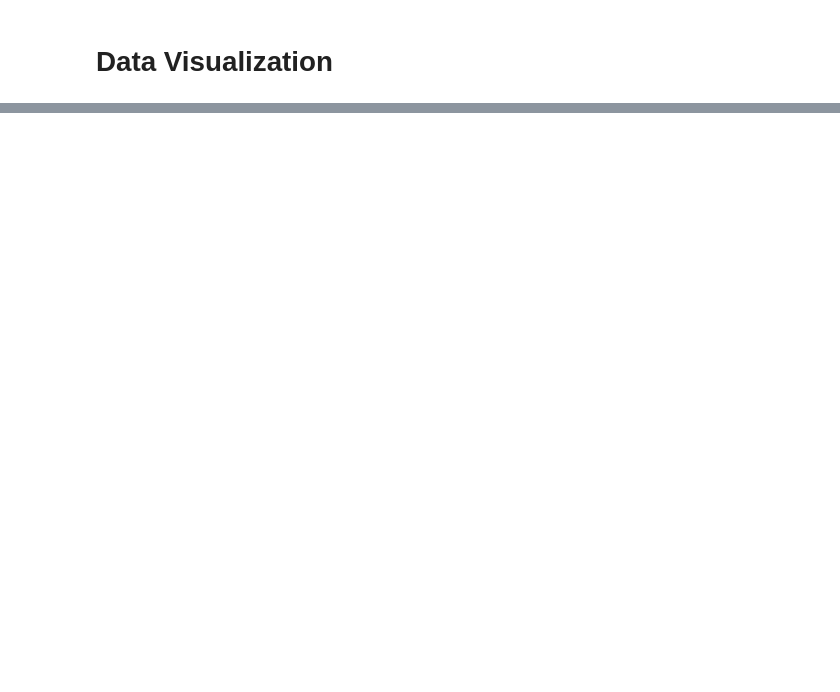
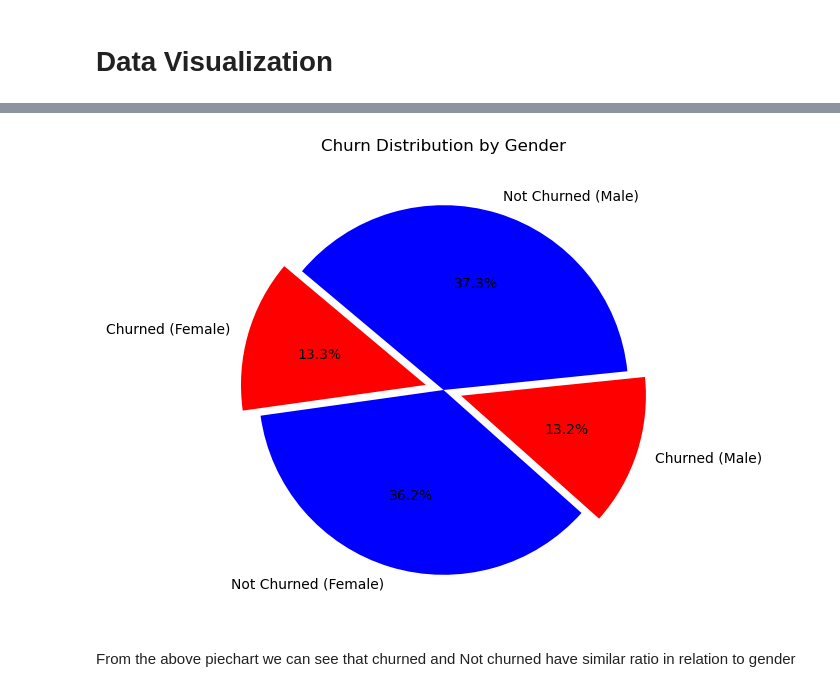
Before and after one commit to achbj/Projects, a Jupyter notebook: ML/Churn Prediction Telco Communication/Churn Prediction Telco Communication.ipynb, the cells around one changed output, grey strips where cells are left out. Drawn from its saved outputs; the diff is of its cells as text; code cells hidden in the pictures; blank space fills up the shorter version.

```diff
--- a/ML/Churn Prediction Telco Communication/Churn Prediction Telco Communication.ipynb
+++ b/ML/Churn Prediction Telco Communication/Churn Prediction Telco Communication.ipynb
@@ -37,0 +181,33 @@ df.corr()
+# %%
+import matplotlib.pyplot as plt
+
+# Calculate the total number of customers
+total_customers = len(df_en)
+
+# Calculate the number of churned and not churned customers by gender
+churn_counts = df_en.groupby('gender_Male')[['Churn_Yes', 'Churn_No']].sum()
+
+# Calculate the gender ratio (percentage)
+gender_ratio = df_en['gender_Male'].value_counts(normalize=True) * 100
+
+# Labels for the pie chart
+labels = ['Churned (Female)', 'Not Churned (Female)', 'Churned (Male)', 'Not Churned (Male)']
+
+# Colors for the pie chart based on gender ratio
+colors = ['red', 'blue', 'red', 'blue']
+
+# Explode slices if needed (e.g., to emphasize 'Churned')
+explode = (0.1, 0, 0.1, 0)
+
+# Create a pie chart
+plt.figure(figsize=(6,6))
+plt.pie(churn_counts.values.flatten(), labels=labels, colors=colors, autopct='%1.1f%%', startangle=140, explode=explode)
+
+
+# Title
+plt.title('Churn Distribution by Gender')
+plt.show()
+# %% [output]
+[figure, added]
+# %% [markdown]
+From the above piechart we can see that churned and Not churned have similar ratio in relation to gender
```
Also changed, not shown: parts of 17 cells of this notebook.
